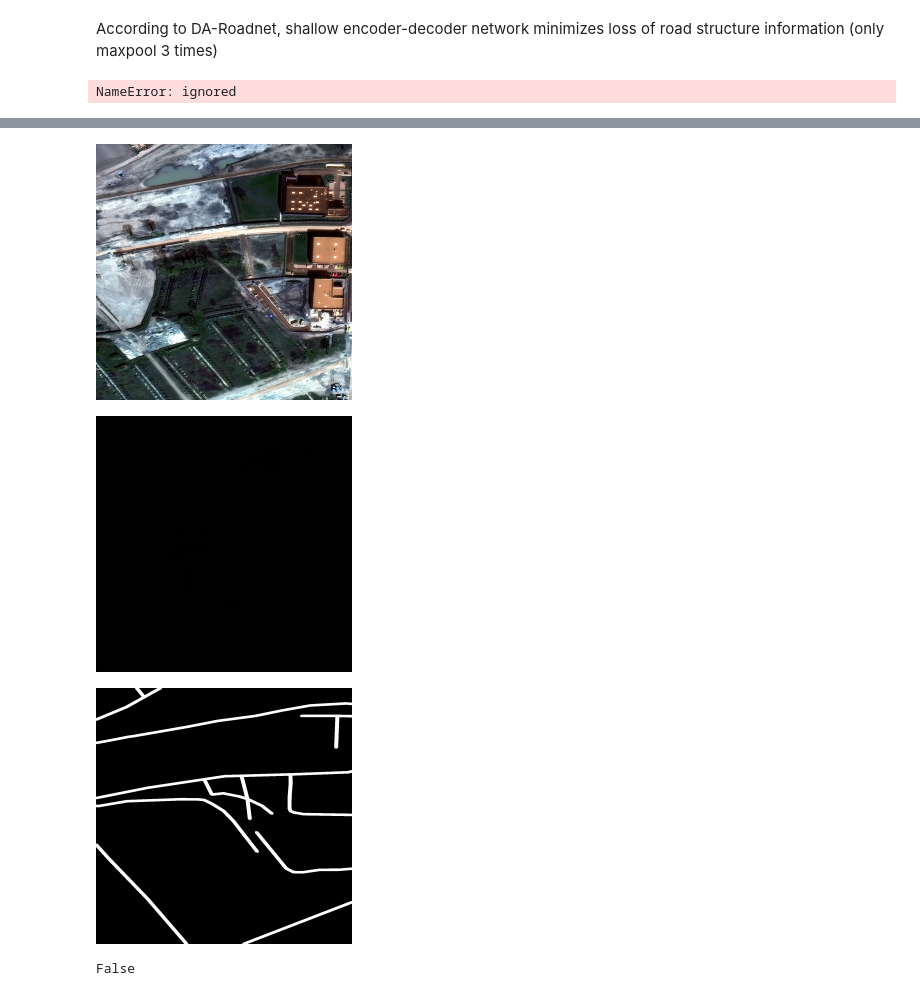
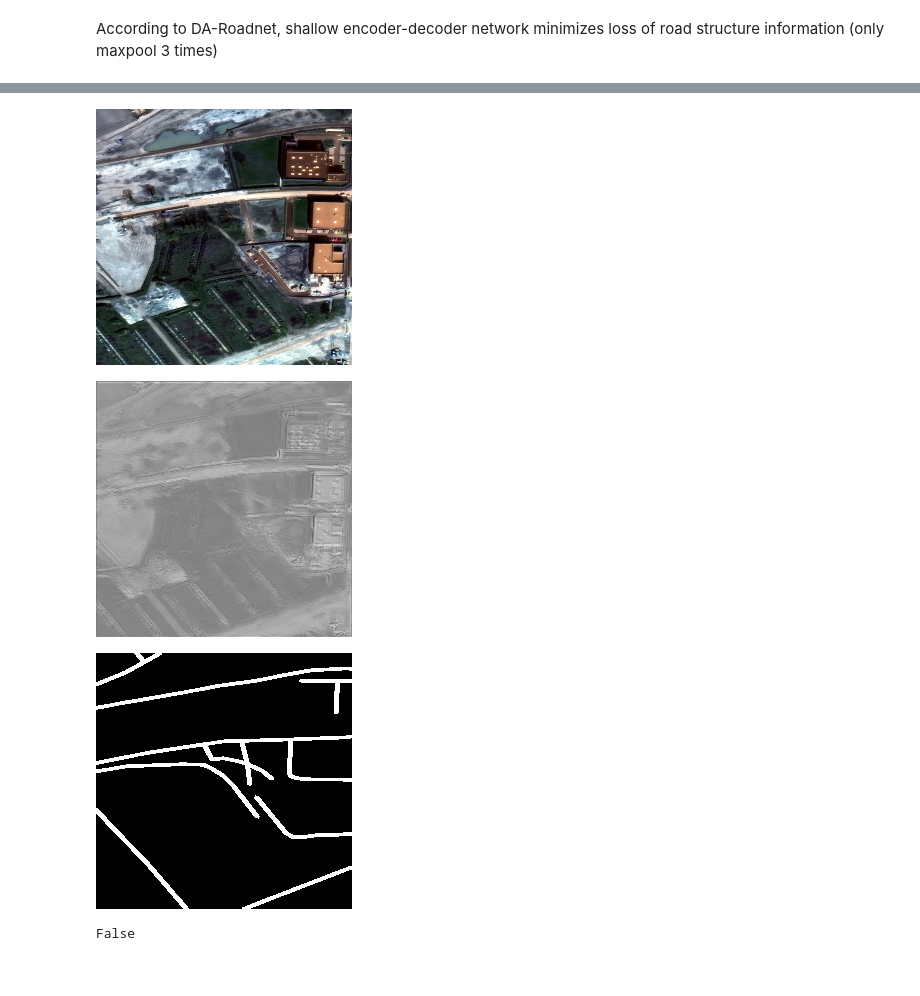
Before and after one commit to TonyLiu836/Road-Network-Extraction-From-Satellite-Imagery, a Jupyter notebook: Spacenet5.ipynb, the cells around one changed output, grey strips where cells are left out. Drawn from its saved outputs; the diff is of its cells as text; code cells hidden in the pictures.

Commit message:
Unet prediction no longer a blank image

```diff
--- a/Spacenet5.ipynb
+++ b/Spacenet5.ipynb
@@ -65,6 +65,7 @@ for (dirpath, dirname, filename) in walk(dir):
         img = cv2.imread(os.path.join(dir,name))
         ret, bw_img = cv2.threshold(img, 1,255, cv2.THRESH_BINARY)
         binary_mask = cv2.cvtColor(bw_img, cv2.COLOR_BGR2GRAY)          #convert to 1 channel instead of 3 channel
+        binary_mask[binary_mask >= 1] = 255
         cv2.imwrite(os.path.join(outputDir, name), binary_mask)
         #print("here")
         #break
@@ -277,7 +278,7 @@ class citiesDataset(Dataset):
         img = np.array(Image.open(img_path))
         img = cv2.resize(img, (img_size), interpolation = cv2.INTER_AREA)
         img = np.transpose(img, (2,0,1))    #change img shape from HxWxC to CxHxW (need to match with conv2d dims)
-
+        #img = np.divide(img, 255.0)
         # need to also include normalization of images here**************************************** (still need to figure this out)
 
         if self.mode == "train":
@@ -289,7 +290,11 @@ class citiesDataset(Dataset):
             mask = cv2.imread(mask_path)
             mask = cv2.cvtColor(mask, cv2.COLOR_BGR2GRAY)
             mask = cv2.resize(mask, (256,256),interpolation = cv2.INTER_AREA)   #resize imgs
+            mask[mask >= 1] = 255
+
             mask = np.expand_dims(mask, axis=0)
+
+            #mask = np.divide(mask, 255.0)
             sample = {'image': torch.from_numpy(img).type(torch.FloatTensor), 'mask': torch.from_numpy(mask).type(torch.FloatTensor), 'image_name': self.img_list[index]}
 
         elif self.mode == "test":
@@ -318,15 +323,18 @@ class ConvBlock(nn.Module):
         super().__init__()
 
         self.conv1 = nn.Conv2d(input_ch, output_ch, kernel_size=3, padding= "same")
+        self.batchnorm1 = nn.BatchNorm2d(output_ch)
         self.conv2 = nn.Conv2d(output_ch, output_ch, kernel_size=3, padding= "same")
+        self.batchnorm2 = nn.BatchNorm2d(output_ch)
         self.relu = nn.ReLU()
 
         nn.init.kaiming_normal_(self.conv1.weight, nonlinearity = "relu")
 
 
     def forward(self, x):
-        x = self.relu(self.conv1(x))
-        x = self.relu(self.conv2(x))
+        x = self.batchnorm1(self.relu(self.conv1(x)))
+
+        x = self.batchnorm2(self.relu(self.conv2(x)))
         return x
 
 '''
@@ -349,6 +357,8 @@ class Encoder(nn.Module):
         self.convEnc1 = nn.Conv2d(encChannels[-1], encChannels[-1], kernel_size=3, padding= "same")     #2 convs after the encoding step
         self.convEnc2 = nn.Conv2d(encChannels[-1], encChannels[-1], kernel_size=3, padding= "same")
 
+
+        self.batchnorm = nn.BatchNorm2d(encChannels[-1])
         self.pool = nn.MaxPool2d(2)
         self.relu = nn.ReLU()
 
@@ -366,8 +376,8 @@ class Encoder(nn.Module):
             #print("pool")
             x = self.pool(x)
 
-        x = self.relu(self.convEnc1(x))
-        x = self.relu(self.convEnc2(x))
+        x = self.batchnorm(self.relu(self.convEnc1(x)))
+        x = self.batchnorm(self.relu(self.convEnc2(x)))
         #print("x shape final", x.shape)
         return features
 
@@ -441,32 +451,3 @@ unetTest(x).shape
 '\nunetTest = UNet()\nx = torch.randn(4,3,256,256)\nunetTest(x).shape\n'
 # %% [markdown]
 According to DA-Roadnet, shallow encoder-decoder network minimizes loss of road structure information (only maxpool 3 times)
-# %%
-"""
-decoder = Decoder()
-#x = torch.randn(1,1024,28,28)
-x = torch.randn(1,512,32,32)
-for i in features[::-1][1:]:
-    print(i.shape)
-#print(features[::-1][1:].shape)
-decoder(x, features[::-1][1:]).shape
-"""
-
-'''
-unet = UNet()
-x = torch.randn(1,3,572,572)
-unet(x).shape
-'''
-
-class TverskyLoss(nn.Module):
-    def __init__(self, alpha: float, beta: float):
-        super(TverskyLoss, self).__init__()
-        self.alpha = alpha
-        self.beta = beta
-        self.eps = 1e-6
-
-    def forward(self, mask, pred, smooth = 1, alpha = ALPHA, beta=BETA):
-
-        pass
-# %% [output]
-NameError: ignored
@@ -659,6 +707,6 @@ def parseArgs():
 
     return parser.parse_args()
 # %%
-
-trainUNet(unet, optimizer, train_loader, validation_loader ,loss_module)
+#trainUNet(unet, optimizer, train_loader, validation_loader ,loss_module)
+trainUNet(unet, optimizer, train_loader, validation_loader)
 # %% [output]
@@ -675,5 +714,5 @@ trainUNet(unet, optimizer, train_loader, validation_loader ,loss_module)
 [figure]
-[figure, old version]
+[figure, new version]
 [figure]
 # %%
 """
```
Also changed, not shown: parts of 5 cells of this notebook.
